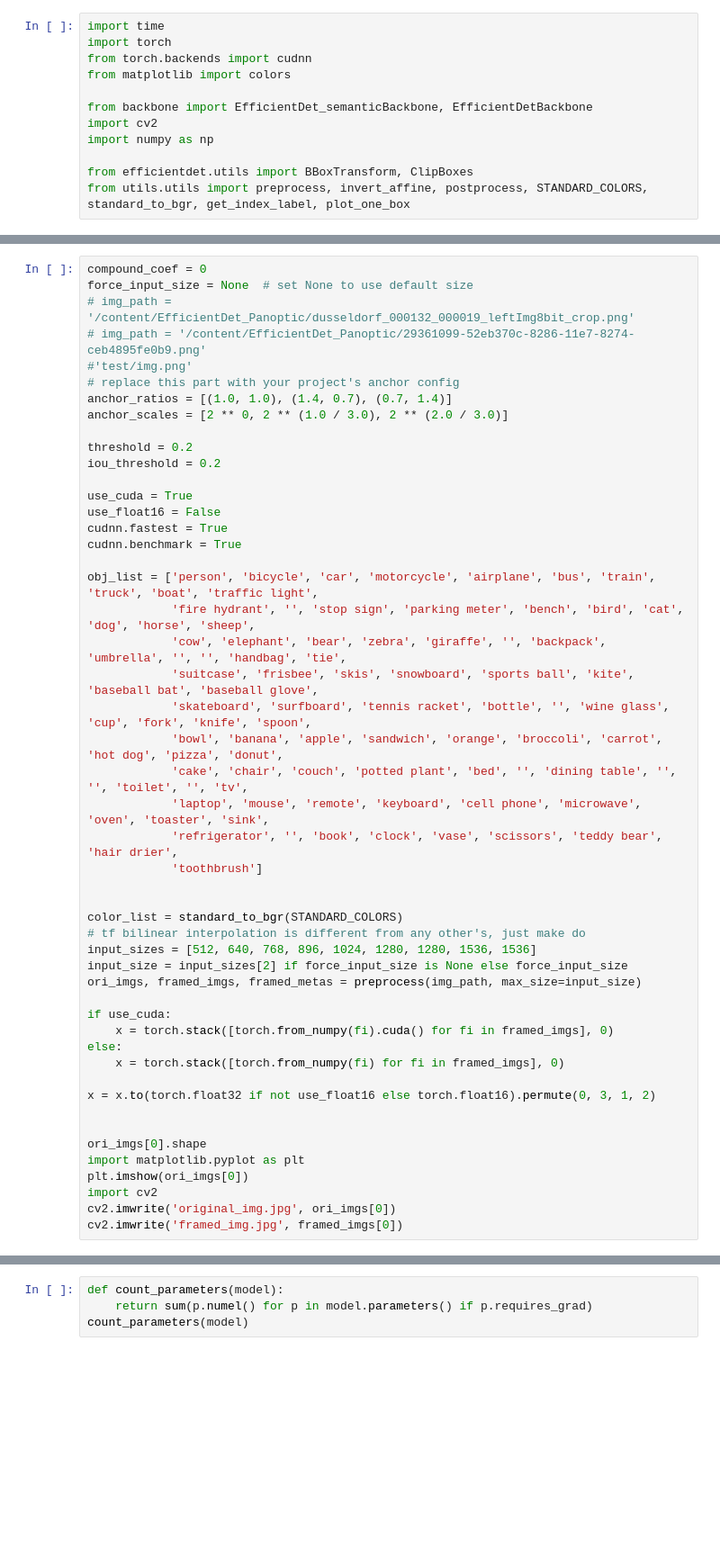
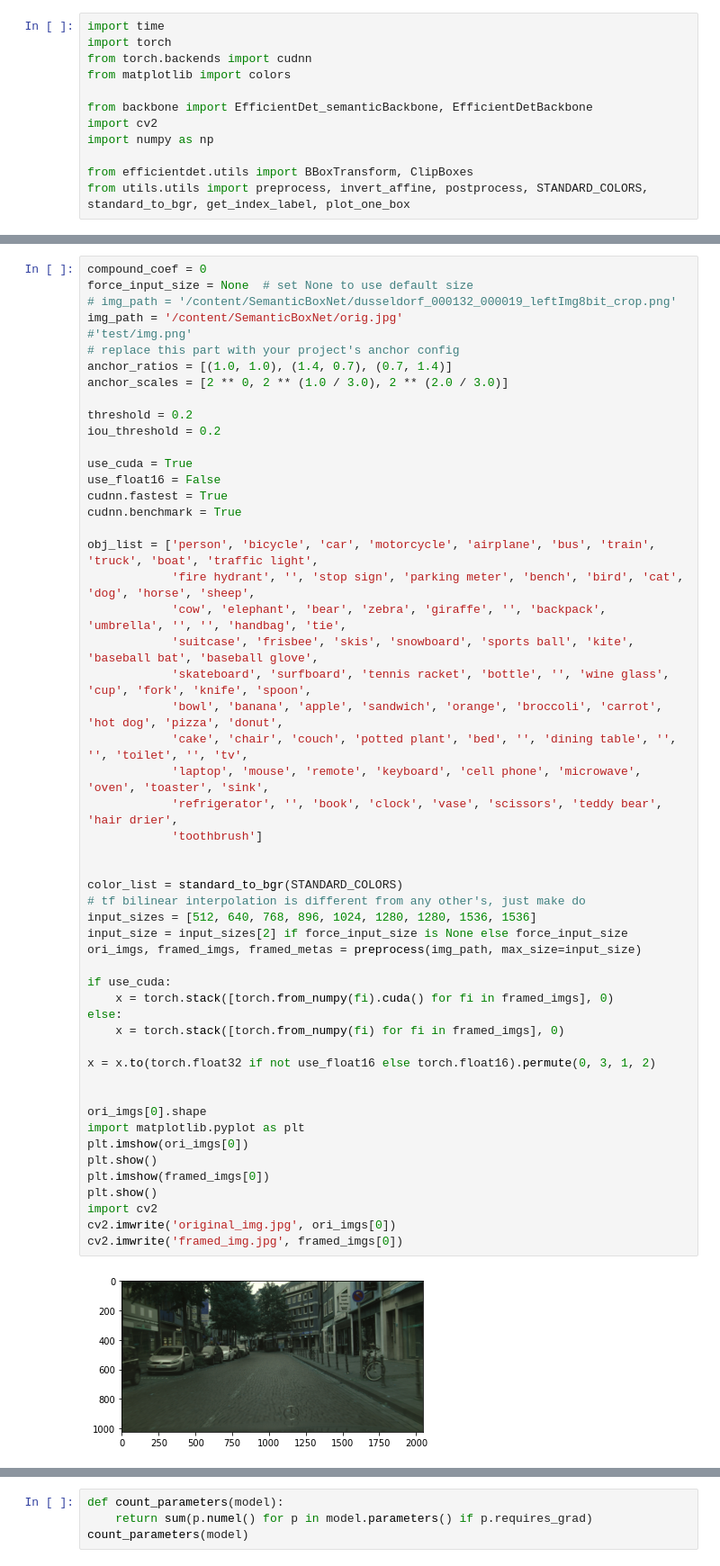
Before and after one commit to pushkar-khetrapal/SemanticBoxNet, a Jupyter notebook: Training_the_efficientDet+semantic.ipynb, the cells around one changed output, grey strips where cells are left out. Shown at 90% size. Drawn from its saved outputs; the diff is of its cells as text; blank space fills up the shorter version.

```diff
--- a/Training_the_efficientDet+semantic.ipynb
+++ b/Training_the_efficientDet+semantic.ipynb
@@ -105,8 +97,8 @@ img_path = os.path.join(dr[0][0], dr[0][2][0])
 # %%
 compound_coef = 0
 force_input_size = None  # set None to use default size
-# img_path = '/content/EfficientDet_Panoptic/dusseldorf_000132_000019_leftImg8bit_crop.png'
-# img_path = '/content/EfficientDet_Panoptic/29361099-52eb370c-8286-11e7-8274-ceb4895fe0b9.png'
+# img_path = '/content/SemanticBoxNet/dusseldorf_000132_000019_leftImg8bit_crop.png'
+img_path = '/content/SemanticBoxNet/orig.jpg'
 #'test/img.png'
 # replace this part with your project's anchor config
 anchor_ratios = [(1.0, 1.0), (1.4, 0.7), (0.7, 1.4)]
@@ -126,30 +118,34 @@ obj_list = ['person', 'bicycle', 'car', 'motorcycle', 'airplane', 'bus', 'train'
             'suitcase', 'frisbee', 'skis', 'snowboard', 'sports ball', 'kite', 'baseball bat', 'baseball glove',
             'skateboard', 'surfboard', 'tennis racket', 'bottle', '', 'wine glass', 'cup', 'fork', 'knife', 'spoon',
             'bowl', 'banana', 'apple', 'sandwich', 'orange', 'broccoli', 'carrot', 'hot dog', 'pizza', 'donut',
             'cake', 'chair', 'couch', 'potted plant', 'bed', '', 'dining table', '', '', 'toilet', '', 'tv',
             'laptop', 'mouse', 'remote', 'keyboard', 'cell phone', 'microwave', 'oven', 'toaster', 'sink',
             'refrigerator', '', 'book', 'clock', 'vase', 'scissors', 'teddy bear', 'hair drier',
             'toothbrush']
 
 
 color_list = standard_to_bgr(STANDARD_COLORS)
 # tf bilinear interpolation is different from any other's, just make do
 input_sizes = [512, 640, 768, 896, 1024, 1280, 1280, 1536, 1536]
 input_size = input_sizes[2] if force_input_size is None else force_input_size
 ori_imgs, framed_imgs, framed_metas = preprocess(img_path, max_size=input_size)
 
 if use_cuda:
     x = torch.stack([torch.from_numpy(fi).cuda() for fi in framed_imgs], 0)
 else:
     x = torch.stack([torch.from_numpy(fi) for fi in framed_imgs], 0)
 
 x = x.to(torch.float32 if not use_float16 else torch.float16).permute(0, 3, 1, 2)
 
 
 ori_imgs[0].shape
 import matplotlib.pyplot as plt
 plt.imshow(ori_imgs[0])
+plt.show()
+plt.imshow(framed_imgs[0])
+plt.show()
 import cv2
 cv2.imwrite('original_img.jpg', ori_imgs[0])
 cv2.imwrite('framed_img.jpg', framed_imgs[0])
 # %% [output]
+[figure, new version]
```
Also changed, not shown: parts of 13 cells of this notebook.
